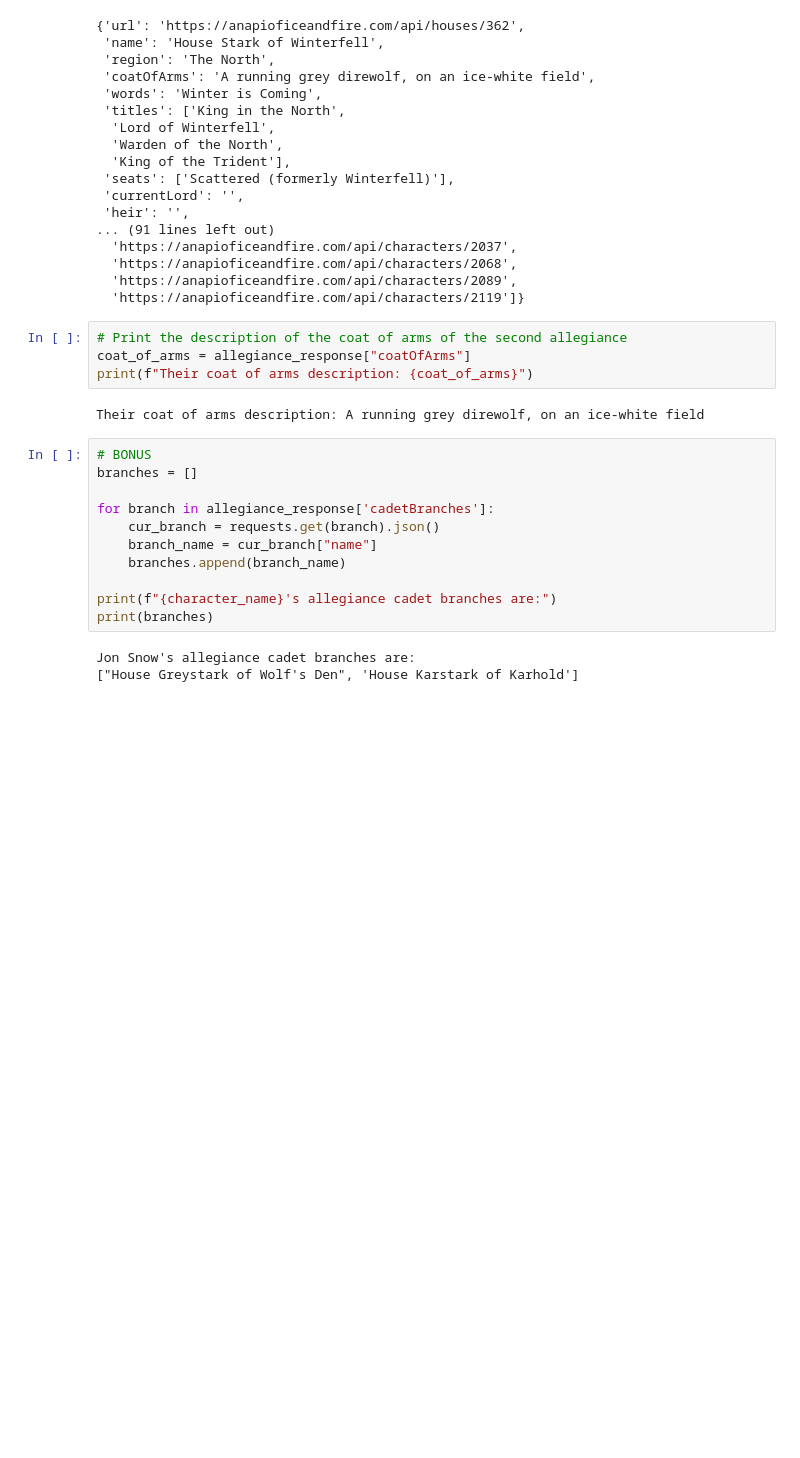
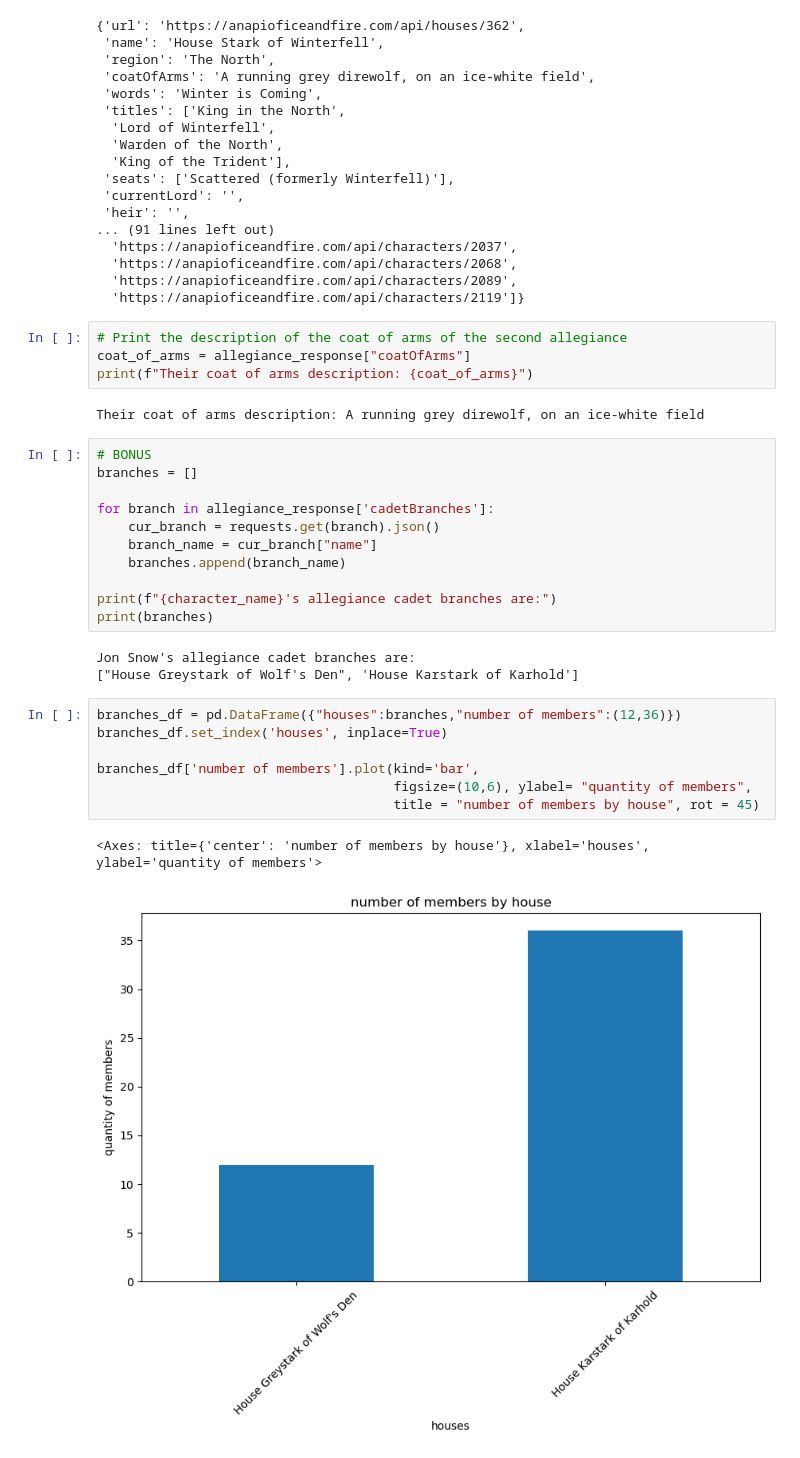
Before and after one commit to adrienCAD/BCS_workarounds, a Jupyter notebook: UCB_DATA/06-APIs/06-1-04_Winter_is_coming_API_solution.ipynb, the cells around one changed output. Drawn from its saved outputs; the diff is of its cells as text; blank space fills up the shorter version.

Commit message:
Added bar chart

```diff
--- a/UCB_DATA/06-APIs/06-1-04_Winter_is_coming_API_solution.ipynb
+++ b/UCB_DATA/06-APIs/06-1-04_Winter_is_coming_API_solution.ipynb
@@ -120,3 +120,13 @@ print(branches)
 # %% [output]
 Jon Snow's allegiance cadet branches are:
 ["House Greystark of Wolf's Den", 'House Karstark of Karhold']
+# %%
+branches_df = pd.DataFrame({"houses":branches,"number of members":(12,36)})
+branches_df.set_index('houses', inplace=True)
+
+branches_df['number of members'].plot(kind='bar',
+                                      figsize=(10,6), ylabel= "quantity of members",
+                                      title = "number of members by house", rot = 45)
+# %% [output]
+<Axes: title={'center': 'number of members by house'}, xlabel='houses', ylabel='quantity of members'>
+[figure, added]
```
